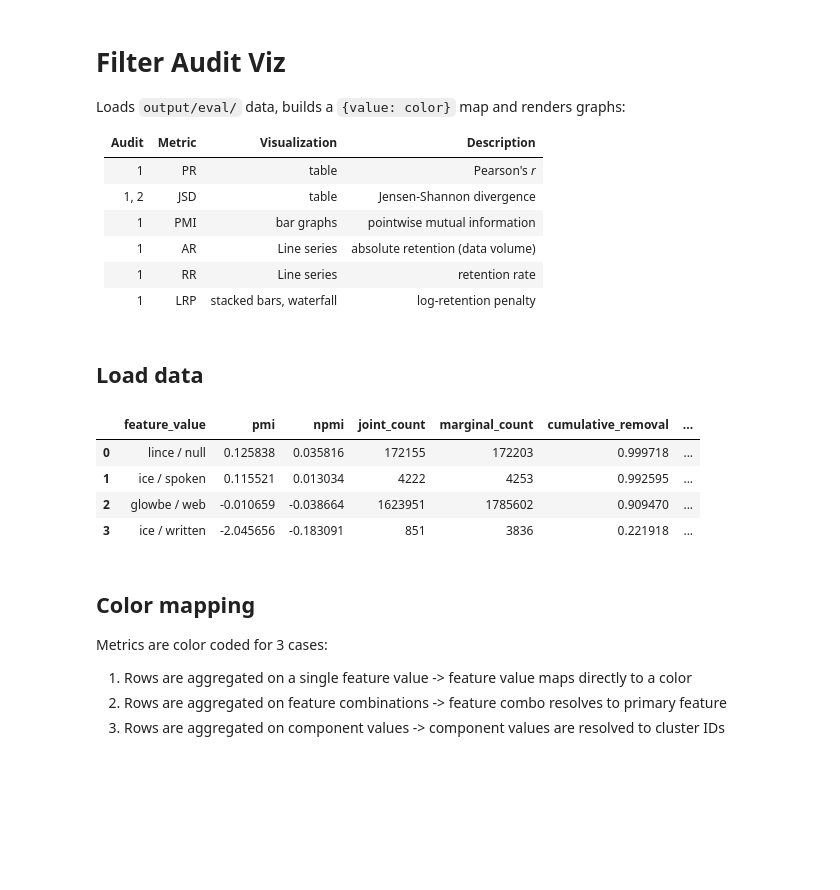
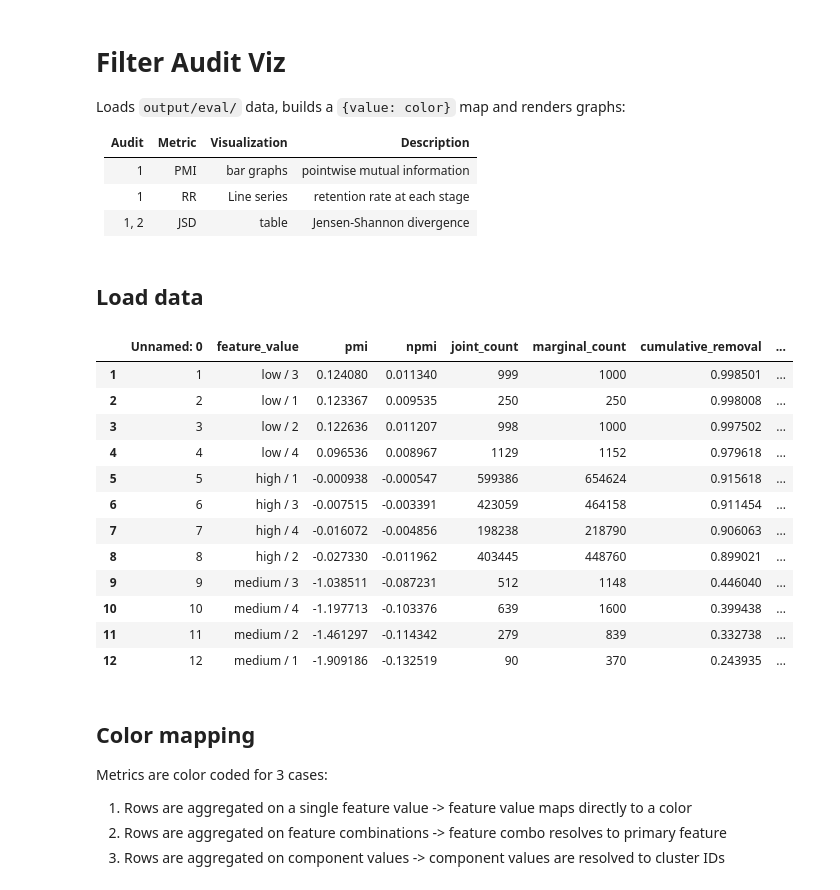
Before and after one commit to jessicacwang/pretraining-quality-mobility, a Jupyter notebook: eval/filter_audit.ipynb, the cells around one changed output. Drawn from its saved outputs; the diff is of its cells as text; code cells hidden in the pictures; blank space fills up the shorter version.

```diff
--- a/eval/filter_audit.ipynb
+++ b/eval/filter_audit.ipynb
@@ -5,12 +5,9 @@ Loads `output/eval/` data, builds a `{value: color}` map and renders graphs:
 
 | Audit | Metric | Visualization | Description |
 | :--- | :--- | :--- | :--- |
-| 1 | PR | table | Pearson's *r* |
+| 1 |  PMI | bar graphs | pointwise mutual information |
+| 1 | RR | Line series | retention rate at each stage |
 | 1, 2 | JSD | table | Jensen-Shannon divergence |
-| 1 |  PMI | bar graphs | pointwise mutual information |
-| 1 | AR | Line series | absolute retention (data volume) |
-| 1 | RR | Line series | retention rate |
-| 1 | LRP | stacked bars, waterfall | log-retention penalty |
 # %%
 import os
 import sys
@@ -41,7 +38,7 @@ PLOT_PATH = OUTPUT_DIR / "retention/plot_data"
 CONFIG_PATH = "../config/preprocess/enrich.json"
 
 preprocess_manifest = PreprocessManifest("../output/preprocess/manifest.json")
-ENRICH_MAP = load_config(CONFIG_PATH)["corpora"]
+ENRICH_MAP = load_config(CONFIG_PATH)
 pmi_data = {
     p.stem: pd.read_csv(p)
     for p in sorted(PMI_PATH.glob("*.csv"))
@@ -54,14 +51,25 @@ series = {
     p.stem.replace("retention_", ""): pd.read_csv(p, dtype={"value": str})
     for p in sorted(PLOT_PATH.glob("retention_*.csv"))
 }
+
+crr_or_data = pd.read_csv("../temp.csv")
+crr_or_data = crr_or_data.loc[crr_or_data.cluster != 5]
 # %%
-pmi_data["by_source_genre"]
+crr_or_data
 # %% [output]
-|  | feature_value | pmi | npmi | joint_count | marginal_count | cumulative_removal | ... |
-| 0 | lince / null | 0.125838 | 0.035816 | 172155 | 172203 | 0.999718 | ... |
-| 1 | ice / spoken | 0.115521 | 0.013034 | 4222 | 4253 | 0.992595 | ... |
-| 2 | glowbe / web | -0.010659 | -0.038664 | 1623951 | 1785602 | 0.909470 | ... |
-| 3 | ice / written | -2.045656 | -0.183091 | 851 | 3836 | 0.221918 | ... |
+|  | Unnamed: 0 | feature_value | pmi | npmi | joint_count | marginal_count | cumulative_removal | ... |
+| 1 | 1 | low / 3 | 0.124080 | 0.011340 | 999 | 1000 | 0.998501 | ... |
+| 2 | 2 | low / 1 | 0.123367 | 0.009535 | 250 | 250 | 0.998008 | ... |
+| 3 | 3 | low / 2 | 0.122636 | 0.011207 | 998 | 1000 | 0.997502 | ... |
+| 4 | 4 | low / 4 | 0.096536 | 0.008967 | 1129 | 1152 | 0.979618 | ... |
+| 5 | 5 | high / 1 | -0.000938 | -0.000547 | 599386 | 654624 | 0.915618 | ... |
+| 6 | 6 | high / 3 | -0.007515 | -0.003391 | 423059 | 464158 | 0.911454 | ... |
+| 7 | 7 | high / 4 | -0.016072 | -0.004856 | 198238 | 218790 | 0.906063 | ... |
+| 8 | 8 | high / 2 | -0.027330 | -0.011962 | 403445 | 448760 | 0.899021 | ... |
+| 9 | 9 | medium / 3 | -1.038511 | -0.087231 | 512 | 1148 | 0.446040 | ... |
+| 10 | 10 | medium / 4 | -1.197713 | -0.103376 | 639 | 1600 | 0.399438 | ... |
+| 11 | 11 | medium / 2 | -1.461297 | -0.114342 | 279 | 839 | 0.332738 | ... |
+| 12 | 12 | medium / 1 | -1.909186 | -0.132519 | 90 | 370 | 0.243935 | ... |
 # %% [markdown]
 ## Color mapping
 
```
Also changed, not shown: parts of 36 cells of this notebook, 41 other files.
